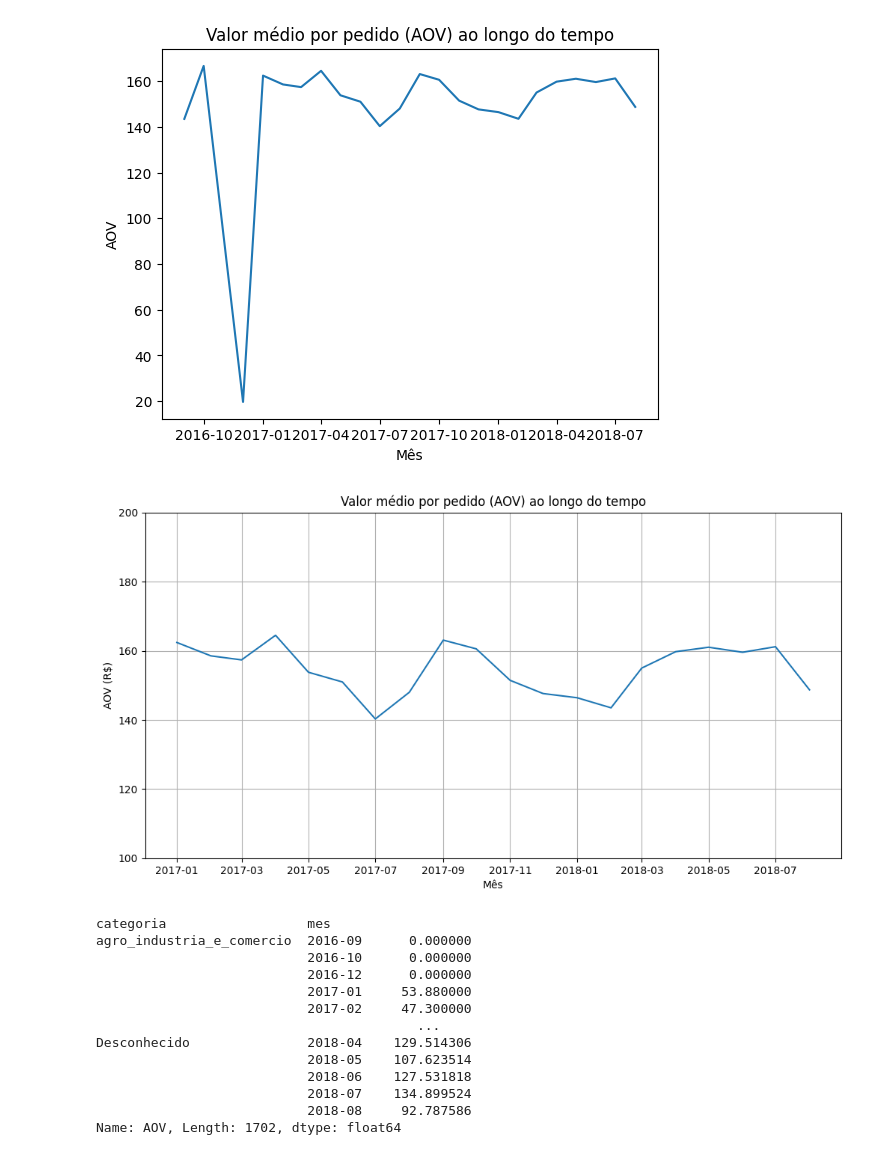
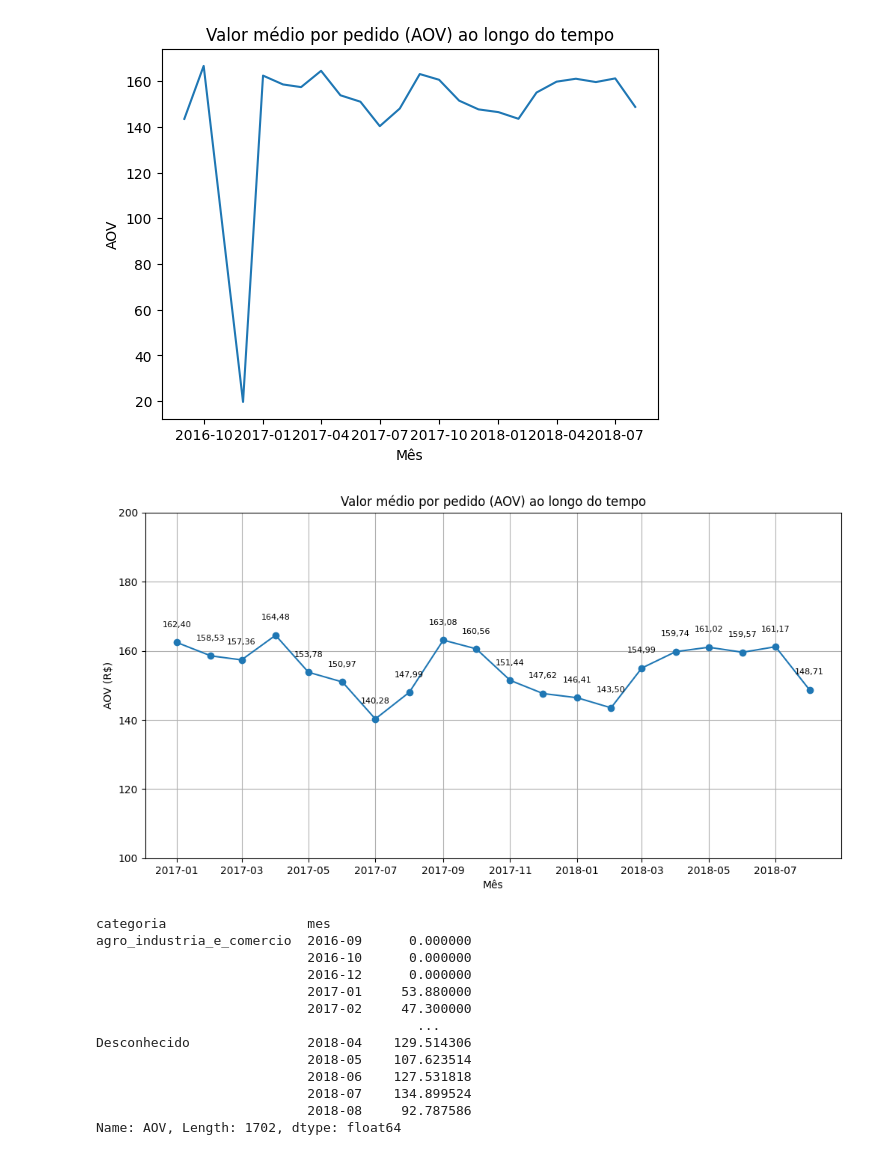
Before and after one commit to LucasMesquitaAlc/analise-ecommerce-Olist, a Jupyter notebook: notebooks/analise.ipynb, the cells around one changed output. Drawn from its saved outputs; the diff is of its cells as text; code cells hidden in the pictures.

```diff
--- a/notebooks/analise.ipynb
+++ b/notebooks/analise.ipynb
@@ -304,16 +304,21 @@ plt.show()
 # %%
 #Faremos o gráfico a partir do ano de 2017, para evitar a distorção de dezembro de 2016
 plt.figure(figsize=(12,6))
-plt.plot(Aov_mensal[Aov_mensal.index >= '2017-01'].index.to_timestamp(), Aov_mensal[Aov_mensal.index >= '2017-01'].values)
+plt.plot(Aov_mensal[Aov_mensal.index >= '2017-01'].index.to_timestamp(),
+         Aov_mensal[Aov_mensal.index >= '2017-01'].values,
+         marker='o')
 
 plt.xlabel('Mês')
 plt.ylabel('AOV (R$)')
 plt.title('Valor médio por pedido (AOV) ao longo do tempo')
 plt.ylim(100, 200)
+for x, y in zip(Aov_mensal[Aov_mensal.index >= '2017-01'].index.to_timestamp(),
+                 Aov_mensal[Aov_mensal.index >= '2017-01'].values):
+        plt.text(x, y+4, f'{y:.2f}'.replace('.',','), ha='center', va='bottom', fontsize=8)
 plt.grid()
 plt.show()
 # %% [output]
-[figure, old version]
+[figure, new version]
 # %%
 df_aov = df.copy()
 df_aov['mes'] = pd.to_datetime(df_aov['order_purchase_timestamp']).dt.to_period('M')
```
Also changed, not shown: 1 other file.
